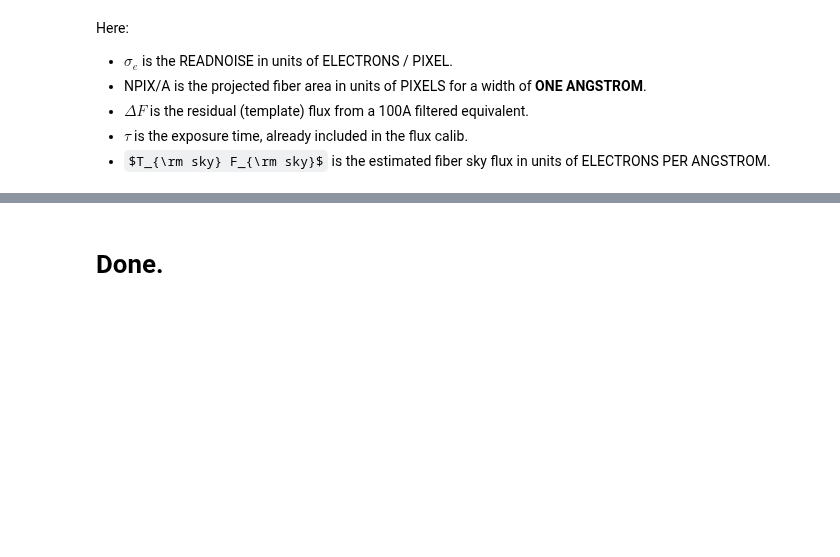
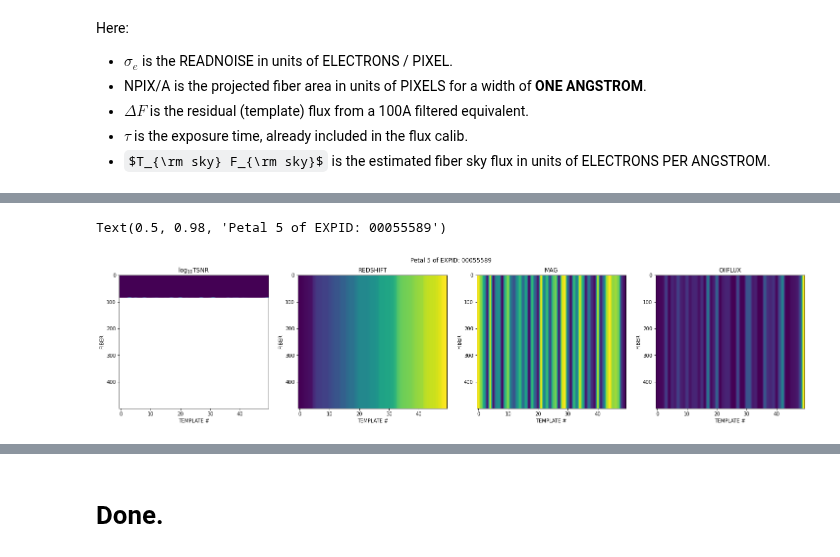
Before and after one commit to desihub/desispec, a Jupyter notebook: doc/nb/TemplateSNR.ipynb, the cells around one changed output, grey strips where cells are left out. Cells and saved outputs as stored; diff of their text form; code cells hidden in the pictures; some formulas as TeX source; blank space fills up the shorter version.

```diff
--- a/doc/nb/TemplateSNR.ipynb
+++ b/doc/nb/TemplateSNR.ipynb
@@ -116,0 +126,25 @@ NameError: name 'expids' is not defined
+# %%
+tracer    = 'ELG'
+petal     = '5'
+
+fig, axes = plt.subplots(1, 4, figsize=(25,5))
+
+axes[0].imshow(rads.template_snrs[tracer]['brz{}'.format(petal)]['TSNR'], aspect='auto')
+
+axes[1].imshow(np.broadcast_to(rads.ensemble_meta[tracer]['REDSHIFT'],   (500, rads.nmodel)), aspect='auto')
+axes[2].imshow(np.broadcast_to(rads.ensemble_meta[tracer]['MAG'],        (500, rads.nmodel)), aspect='auto')
+axes[3].imshow(np.broadcast_to(rads.ensemble_objmeta[tracer]['OIIFLUX'], (500, rads.nmodel)), aspect='auto')
+
+axes[0].set_title('$\log_{10}$TSNR')
+axes[1].set_title('REDSHIFT')
+axes[2].set_title('MAG')
+axes[3].set_title('OIIFLUX')
+
+for ax in axes:
+    ax.set_xlabel('TEMPLATE #')
+    ax.set_ylabel('FIBER')
+
+fig.suptitle('Petal {} of EXPID: {:08d}'.format(petal, rads.expid))
+# %% [output]
+Text(0.5, 0.98, 'Petal 5 of EXPID: 00055589')
+[figure, added]
```
Also changed, not shown: parts of 16 cells of this notebook, 1 other file.
